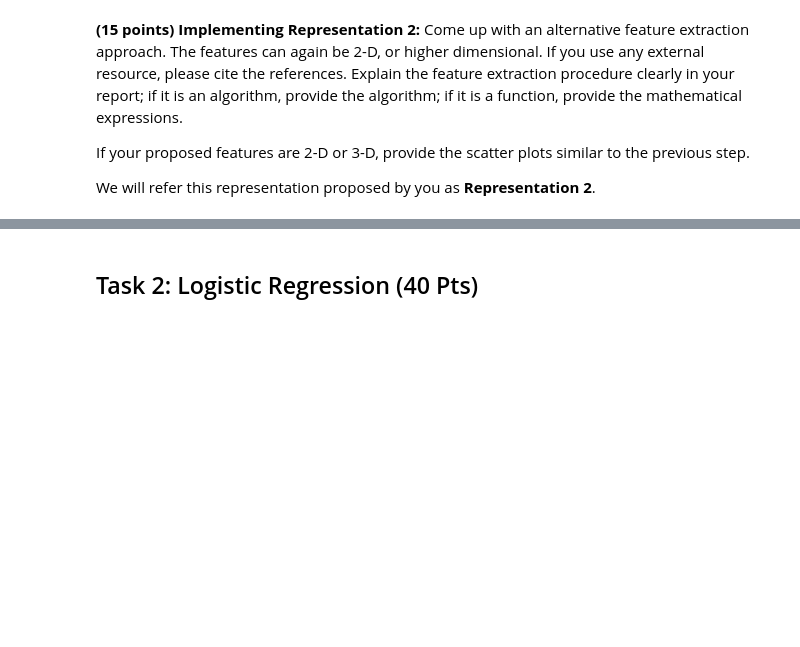
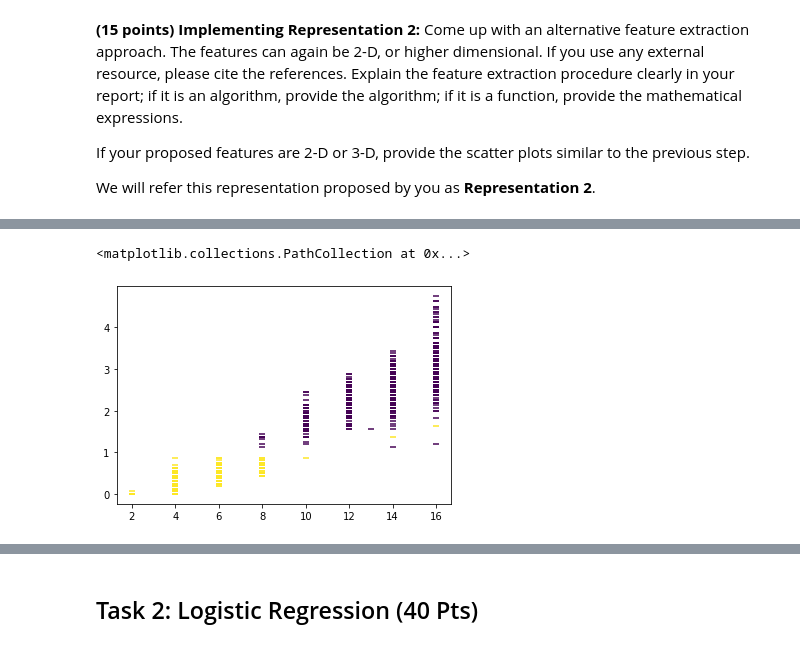
Before and after one commit to yavuzDemir21/Machine-Learning-Digit-Classifier, a Jupyter notebook: SolnTemplate_Yavuz.ipynb, the cells around one changed output, grey strips where cells are left out. Drawn from its saved outputs; the diff is of its cells as text; code cells hidden in the pictures; blank space fills up the shorter version.

```diff
--- a/SolnTemplate_Yavuz.ipynb
+++ b/SolnTemplate_Yavuz.ipynb
@@ -83,0 +193,12 @@ We will refer this representation proposed by you as **Representation 2**.
+# %%
+def find_std(img):
+    return np.std(np.sum(img, axis = 0))
+# %%
+def extract(data):
+    features= np.empty((len(data),4))
+    for i, val in enumerate(data):
+        img = np.reshape(val, (16,16))
+        features[i]=[find_width(img),find_avg_switch(img),find_std(img),find_partial_width(img)]
+    return features # width, switch, std, partial width
+# %%
+train_features = extract(train_data)
@@ -83,0 +227,8 @@ We will refer this representation proposed by you as **Representation 2**.
+# %%
+Represent2_train_data_labelled = np.column_stack((train_features[:,[0,1]],train_label))
+Represent2_test_data_labelled = np.column_stack((test_features[:,[0,1]],test_label))
+# %%
+plt.scatter(Represent2_train_data_labelled[:,0], Represent2_train_data_labelled[:,1], c=Represent2_train_data_labelled[:,2], marker='_')
+# %% [output]
+<matplotlib.collections.PathCollection at 0x...>
+[figure, added]
```
Also changed, not shown: parts of 29 cells of this notebook.
